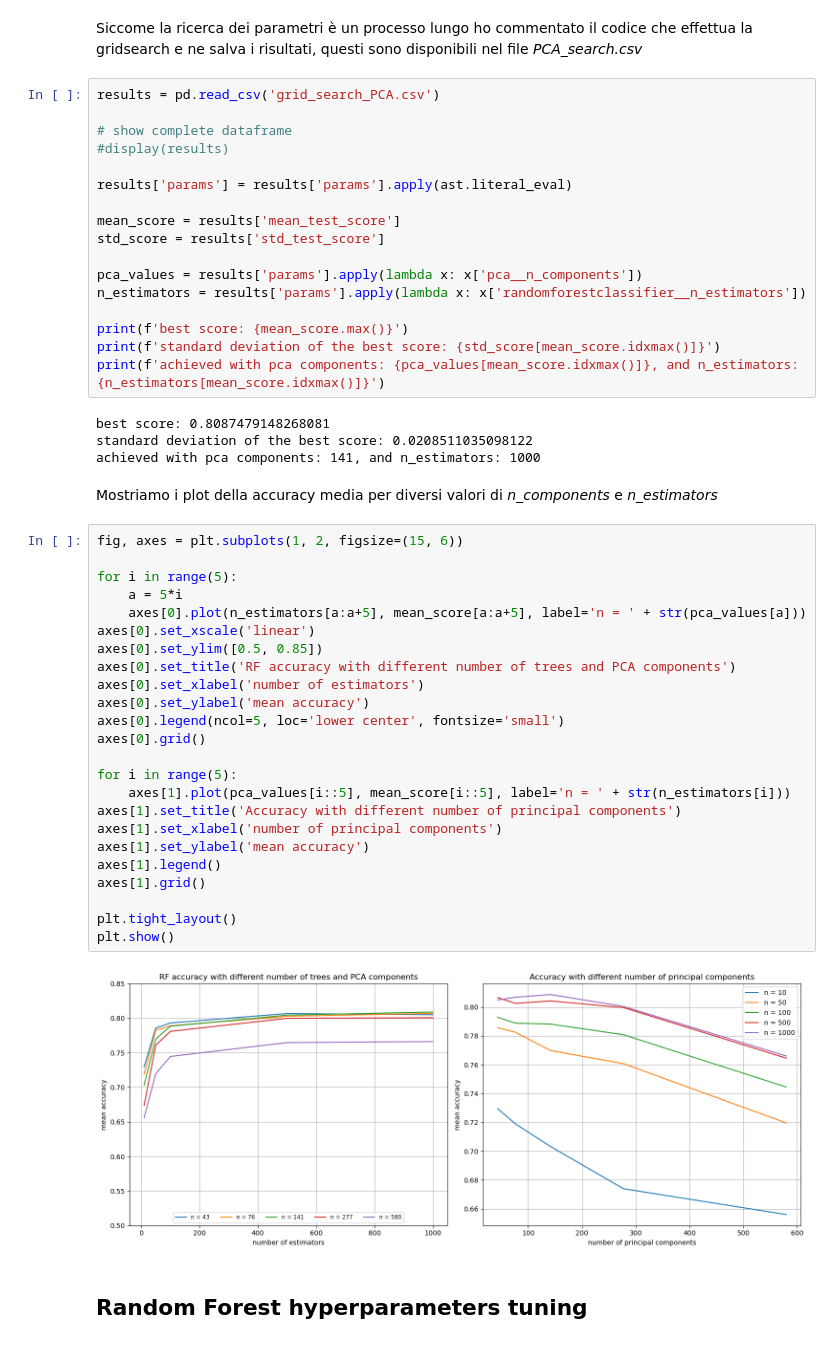
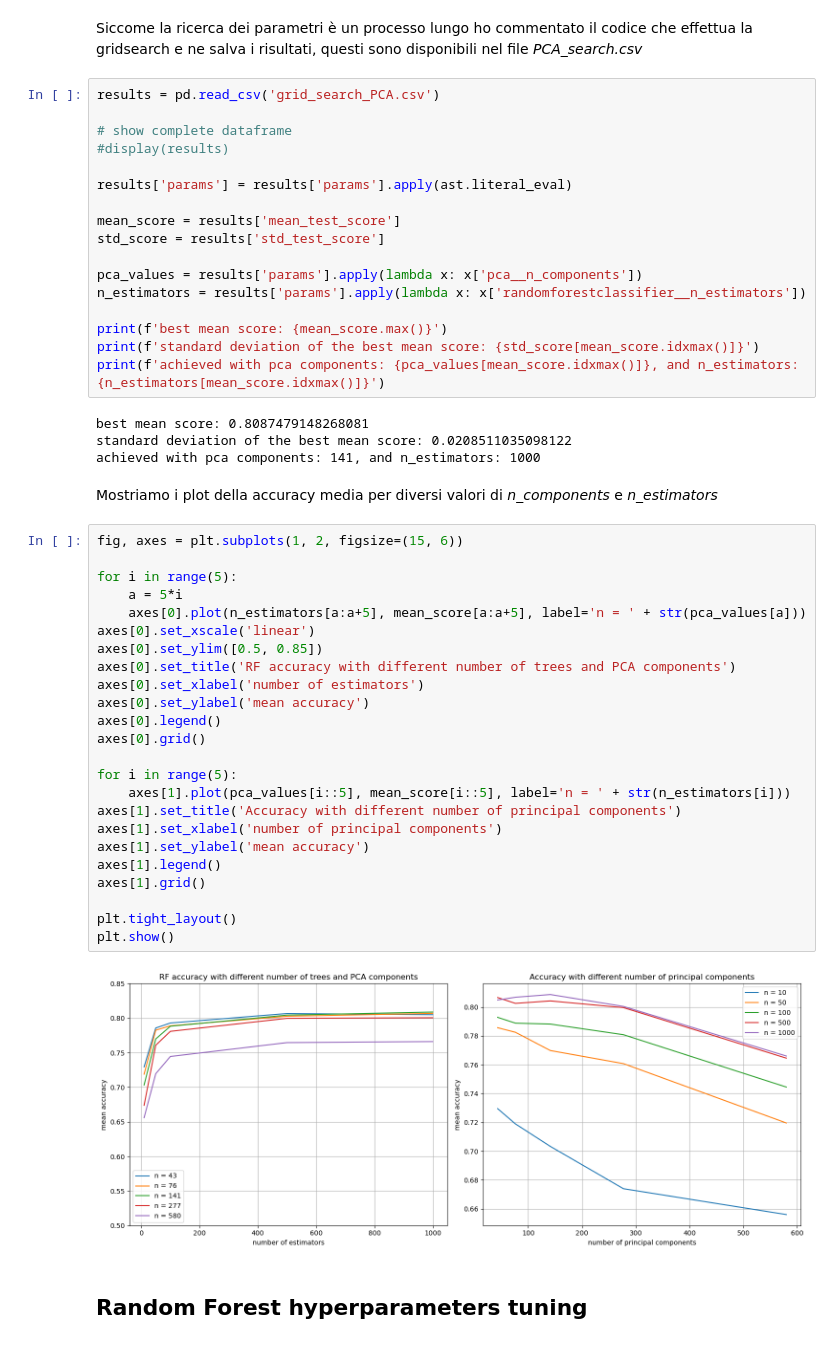
Before and after one commit to lorenzoesposito2/ML_exam, a Jupyter notebook: exam_notebook.ipynb, the cells around one changed output. Saved outputs shown, nothing was run; the diff lists cells and outputs as text.

```diff
--- a/exam_notebook.ipynb
+++ b/exam_notebook.ipynb
@@ -345,41 +345,41 @@ std_score = results['std_test_score']
 pca_values = results['params'].apply(lambda x: x['pca__n_components'])
 n_estimators = results['params'].apply(lambda x: x['randomforestclassifier__n_estimators'])
 
-print(f'best score: {mean_score.max()}')
-print(f'standard deviation of the best score: {std_score[mean_score.idxmax()]}')
+print(f'best mean score: {mean_score.max()}')
+print(f'standard deviation of the best mean score: {std_score[mean_score.idxmax()]}')
 print(f'achieved with pca components: {pca_values[mean_score.idxmax()]}, and n_estimators: {n_estimators[mean_score.idxmax()]}')
 # %% [output]
-best score: 0.8087479148268081
-standard deviation of the best score: 0.0208511035098122
+best mean score: 0.8087479148268081
+standard deviation of the best mean score: 0.0208511035098122
 achieved with pca components: 141, and n_estimators: 1000
 # %% [markdown]
 Mostriamo i plot della accuracy media per diversi valori di *n_components* e *n_estimators*
 # %%
 fig, axes = plt.subplots(1, 2, figsize=(15, 6))
 
 for i in range(5):
     a = 5*i
     axes[0].plot(n_estimators[a:a+5], mean_score[a:a+5], label='n = ' + str(pca_values[a]))
 axes[0].set_xscale('linear')
 axes[0].set_ylim([0.5, 0.85])
 axes[0].set_title('RF accuracy with different number of trees and PCA components')
 axes[0].set_xlabel('number of estimators')
 axes[0].set_ylabel('mean accuracy')
-axes[0].legend(ncol=5, loc='lower center', fontsize='small')
+axes[0].legend()
 axes[0].grid()
 
 for i in range(5):
     axes[1].plot(pca_values[i::5], mean_score[i::5], label='n = ' + str(n_estimators[i]))
 axes[1].set_title('Accuracy with different number of principal components')
 axes[1].set_xlabel('number of principal components')
 axes[1].set_ylabel('mean accuracy')
 axes[1].legend()
 axes[1].grid()
 
 plt.tight_layout()
 plt.show()
 # %% [output]
-[figure, old version]
+[figure, new version]
 # %% [markdown]
 ## Random Forest hyperparameters tuning
 # %% [markdown]
```
Also changed, not shown: parts of 11 cells of this notebook.
